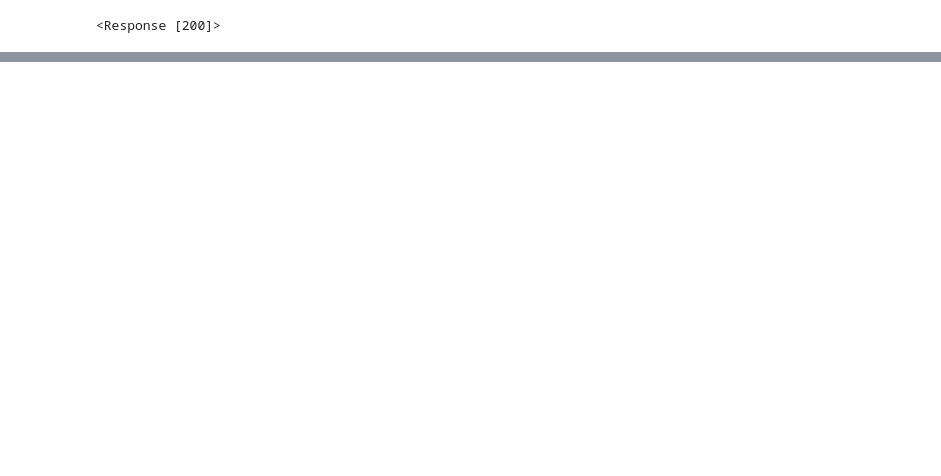
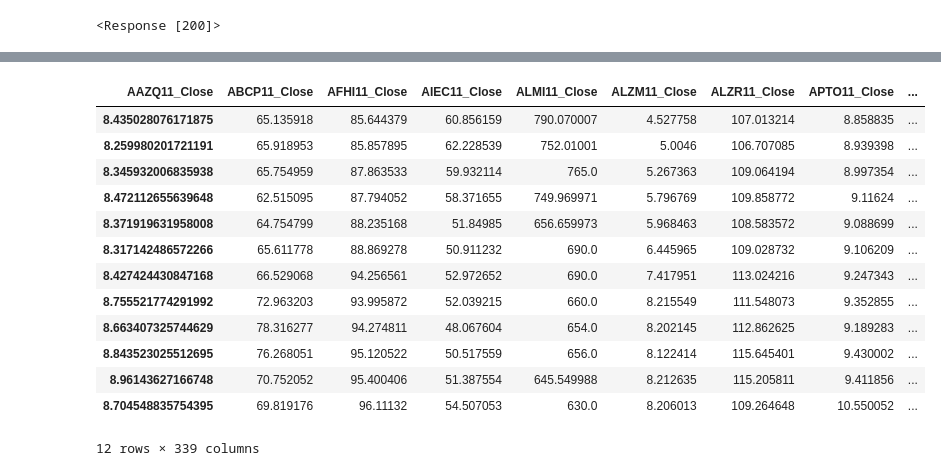
Before and after one commit to Veras-D/team-25_Desafio-IV, a Jupyter notebook: FII.ipynb, the cells around one changed output, grey strips where cells are left out. Cells and saved outputs as stored; diff of their text form; code cells hidden in the pictures; blank space fills up the shorter version.

```diff
--- a/FII.ipynb
+++ b/FII.ipynb
@@ -50,0 +198,35 @@ response
+# %%
+import yfinance as yf
+import pandas as pd
+
+tickers = df["ticker"].values
+fechamentos_mes_a_mes_ano = []
+
+for ticker in tickers:
+    try:
+        fii = yf.Ticker(ticker + ".SA")
+        # get historical market data
+        hist = fii.history(period="max", interval="1mo").reset_index(drop=True)
+        if hist.empty:
+            print(f"No data found for ticker {ticker}.SA")
+            continue
+        if len(hist) < 12:
+            print(f"Not enough data for ticker {ticker}.SA")
+            continue
+        ult_ano = hist[['Close']].tail(12)
+        ult_ano = ult_ano["Close"].to_list()
+        # Concatenar os nomes das colunas com a lista
+        concatenated_list = [f"{ticker}_Close"] + ult_ano
+
+        # Adicionar a lista concatenada ao DataFrame
+        fechamentos_mes_a_mes_ano.append(concatenated_list)
+    except Exception as e:
+        print(f"Error processing ticker {ticker}: {e}")
+
+# Criar DataFrame a partir da lista de listas
+fechamentos_mes_a_mes_ano_df = pd.DataFrame(fechamentos_mes_a_mes_ano[1:], columns=fechamentos_mes_a_mes_ano[0])
+
+fechamentos_mes_a_mes_ano_df = fechamentos_mes_a_mes_ano_df.transpose()
+fechamentos_mes_a_mes_ano_df.columns = fechamentos_mes_a_mes_ano_df.iloc[0]
+fechamentos_mes_a_mes_ano_df.drop(index=fechamentos_mes_a_mes_ano_df.index[0], axis=0, inplace=True)
+fechamentos_mes_a_mes_ano_df
@@ -50,0 +264,20 @@ response
+# %%
+transposed_df = fechamentos_mes_a_mes_ano_df.transpose()
+transposed_df.columns = transposed_df.iloc[0]
+transposed_df.drop(index=transposed_df.index[0], axis=0, inplace=True)
+transposed_df
+# %% [output]
+| AAZQ11_Close | ABCP11_Close | AFHI11_Close | AIEC11_Close | ALMI11_Close | ALZM11_Close | ALZR11_Close | APTO11_Close | ... |
+| 8.435028076171875 | 65.135918 | 85.644379 | 60.856159 | 790.070007 | 4.527758 | 107.013214 | 8.858835 | ... |
+| 8.259980201721191 | 65.918953 | 85.857895 | 62.228539 | 752.01001 | 5.0046 | 106.707085 | 8.939398 | ... |
+| 8.345932006835938 | 65.754959 | 87.863533 | 59.932114 | 765.0 | 5.267363 | 109.064194 | 8.997354 | ... |
+| 8.472112655639648 | 62.515095 | 87.794052 | 58.371655 | 749.969971 | 5.796769 | 109.858772 | 9.11624 | ... |
+| 8.371919631958008 | 64.754799 | 88.235168 | 51.84985 | 656.659973 | 5.968463 | 108.583572 | 9.088699 | ... |
+| 8.317142486572266 | 65.611778 | 88.869278 | 50.911232 | 690.0 | 6.445965 | 109.028732 | 9.106209 | ... |
+| 8.427424430847168 | 66.529068 | 94.256561 | 52.972652 | 690.0 | 7.417951 | 113.024216 | 9.247343 | ... |
+| 8.755521774291992 | 72.963203 | 93.995872 | 52.039215 | 660.0 | 8.215549 | 111.548073 | 9.352855 | ... |
+| 8.663407325744629 | 78.316277 | 94.274811 | 48.067604 | 654.0 | 8.202145 | 112.862625 | 9.189283 | ... |
+| 8.843523025512695 | 76.268051 | 95.120522 | 50.517559 | 656.0 | 8.122414 | 115.645401 | 9.430002 | ... |
+| 8.96143627166748 | 70.752052 | 95.400406 | 51.387554 | 645.549988 | 8.212635 | 115.205811 | 9.411856 | ... |
+| 8.704548835754395 | 69.819176 | 96.11132 | 54.507053 | 630.0 | 8.206013 | 109.264648 | 10.550052 | ... |
+12 rows × 339 columns
```
Also changed, not shown: parts of 20 cells of this notebook, 3 other files.
